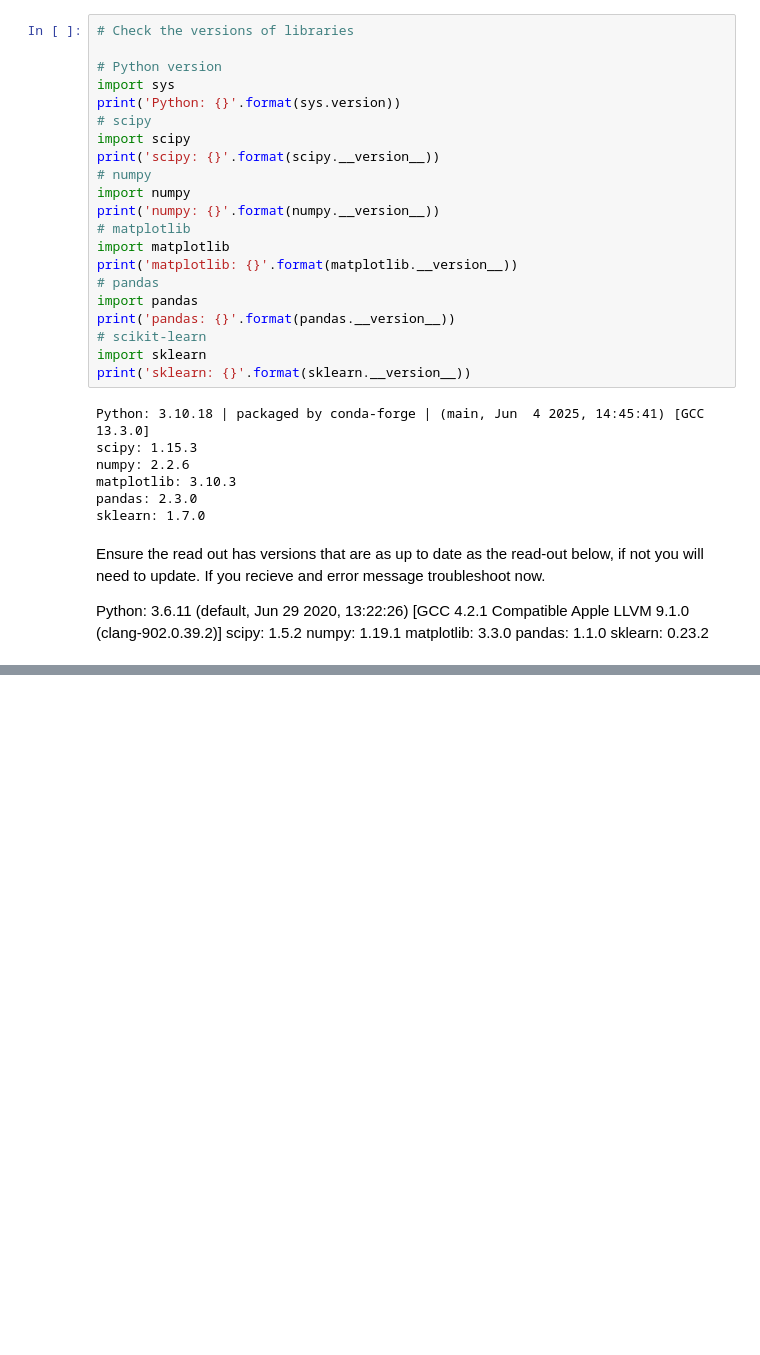
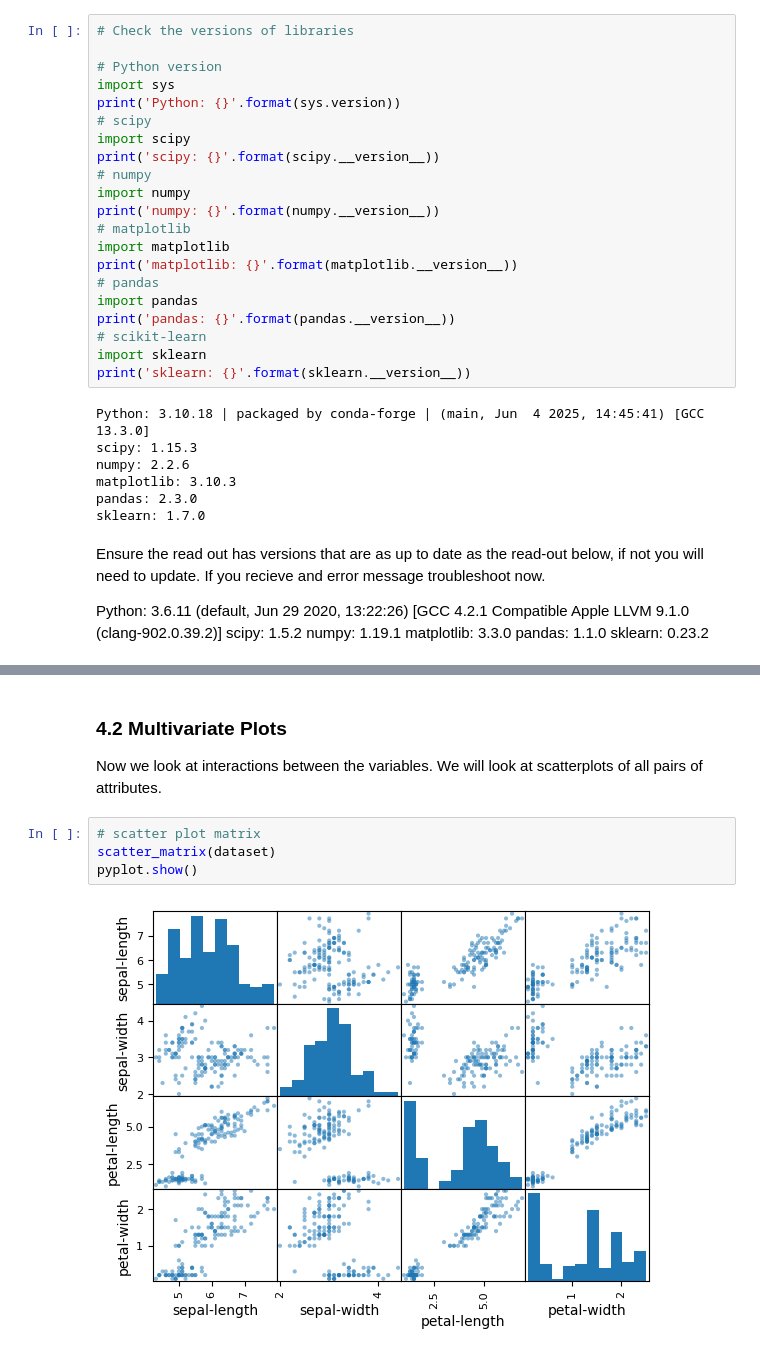
Before and after one commit to thjacobs94/Assignment__5-ML_Python, a Jupyter notebook: assignment5_ml_python.ipynb, the cells around one changed output, grey strips where cells are left out. Drawn from its saved outputs; the diff is of its cells as text; blank space fills up the shorter version.

```diff
--- a/assignment5_ml_python.ipynb
+++ b/assignment5_ml_python.ipynb
@@ -118,0 +299,10 @@ sklearn: 0.23.2
+# %% [markdown]
+### 4.2 Multivariate Plots
+
+Now we look at interactions between the variables. We will look at scatterplots of all pairs of attributes.
+# %%
+# scatter plot matrix
+scatter_matrix(dataset)
+pyplot.show()
+# %% [output]
+[figure, added]
```
Also changed, not shown: parts of 44 cells of this notebook, 1 other file.
